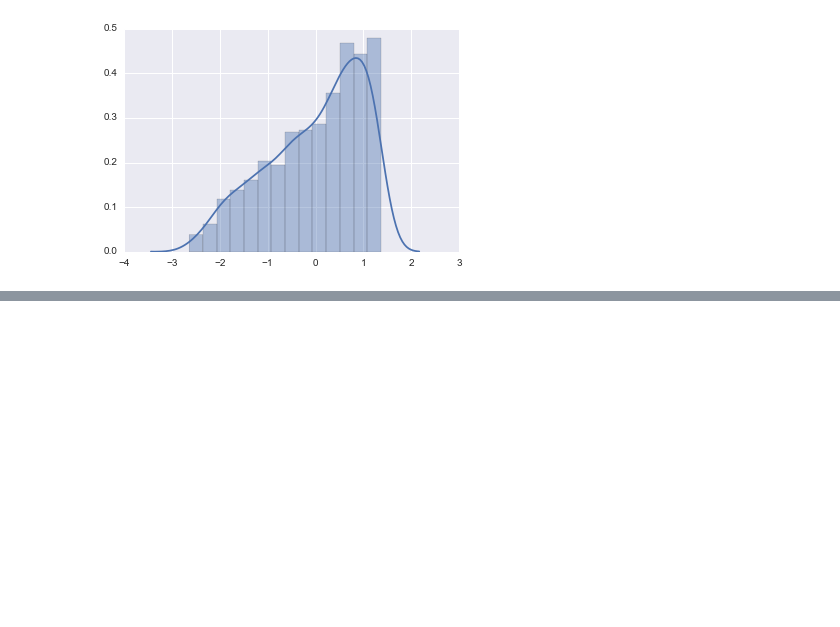
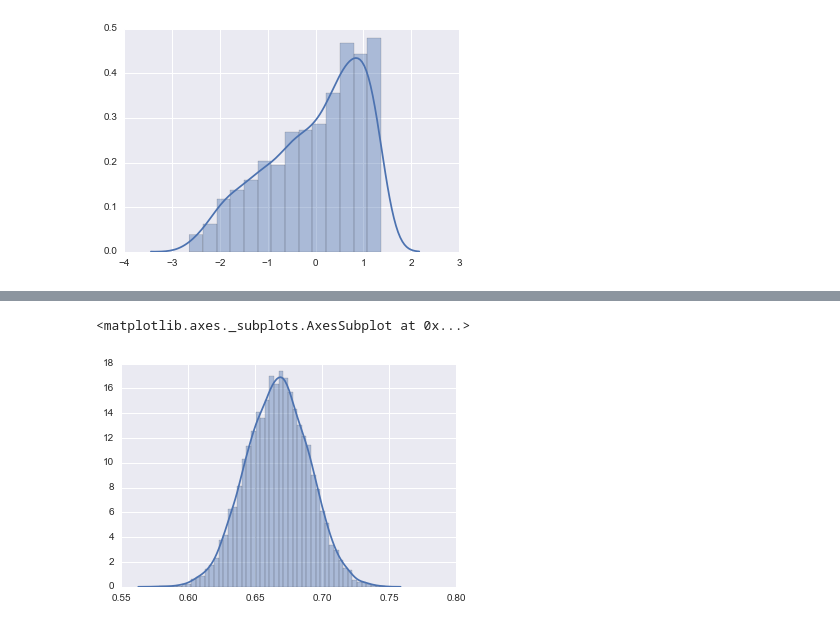
Before and after one commit to monkeydunkey/monkeydunkey.github.io, a Jupyter notebook: blog/Z-Statistic.ipynb, the cells around one changed output, grey strips where cells are left out. Drawn from its saved outputs; the diff is of its cells as text; code cells hidden in the pictures; blank space fills up the shorter version.

```diff
--- a/blog/Z-Statistic.ipynb
+++ b/blog/Z-Statistic.ipynb
@@ -94,0 +98,12 @@ Having seen how a z-score is calculated and how it helps in standardizing values
+# %%
+# list to store our sample means
+sample_means = []
+# we will draw 10000 samples of size 100
+for i in range(10000):
+# lets use the beta distribution instead of the normal one to make the point clear
+    sample_means.append(np.mean(np.random.beta(2, 1, 100)))
+
+sns.distplot(sample_means)
+# %% [output]
+<matplotlib.axes._subplots.AxesSubplot at 0x...>
+[figure, added]
```
Also changed, not shown: parts of 9 cells of this notebook.
